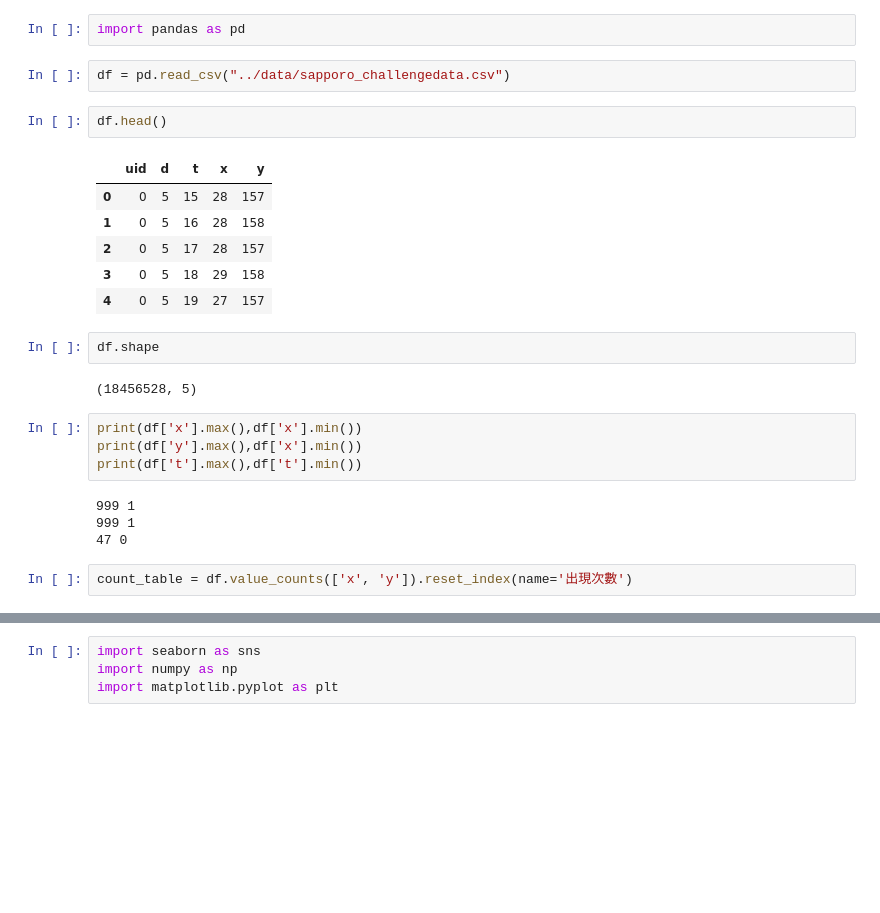
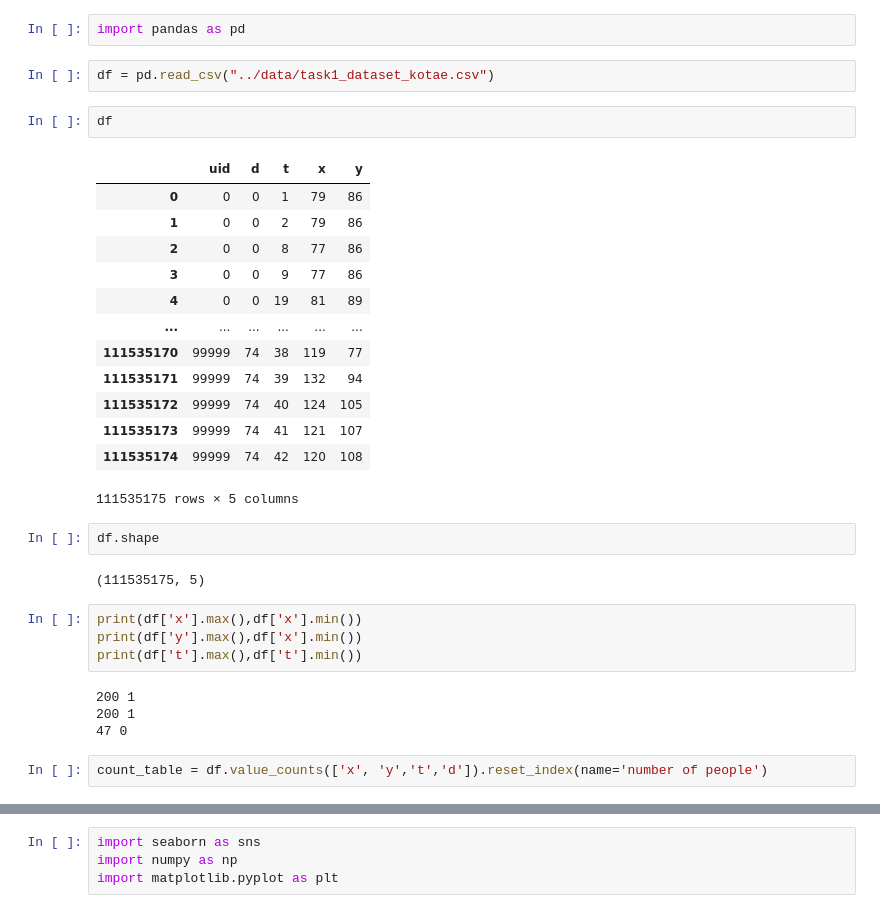
Before and after one commit to eggeggwe/AI_term_project, a Jupyter notebook: notebooks/main.ipynb, the cells around one changed output, grey strips where cells are left out. Cells and saved outputs as stored; diff of their text form; blank space fills up the shorter version.

```diff
--- a/notebooks/main.ipynb
+++ b/notebooks/main.ipynb
@@ -1,27 +1,34 @@
 # %%
 import pandas as pd
 # %%
-df = pd.read_csv("../data/sapporo_challengedata.csv")
+df = pd.read_csv("../data/task1_dataset_kotae.csv")
 # %%
-df.head()
+df
 # %% [output]
 |  | uid | d | t | x | y |
-| 0 | 0 | 5 | 15 | 28 | 157 |
-| 1 | 0 | 5 | 16 | 28 | 158 |
-| 2 | 0 | 5 | 17 | 28 | 157 |
-| 3 | 0 | 5 | 18 | 29 | 158 |
-| 4 | 0 | 5 | 19 | 27 | 157 |
+| 0 | 0 | 0 | 1 | 79 | 86 |
+| 1 | 0 | 0 | 2 | 79 | 86 |
+| 2 | 0 | 0 | 8 | 77 | 86 |
+| 3 | 0 | 0 | 9 | 77 | 86 |
+| 4 | 0 | 0 | 19 | 81 | 89 |
+| ... | ... | ... | ... | ... | ... |
+| 111535170 | 99999 | 74 | 38 | 119 | 77 |
+| 111535171 | 99999 | 74 | 39 | 132 | 94 |
+| 111535172 | 99999 | 74 | 40 | 124 | 105 |
+| 111535173 | 99999 | 74 | 41 | 121 | 107 |
+| 111535174 | 99999 | 74 | 42 | 120 | 108 |
+111535175 rows × 5 columns
 # %%
 df.shape
 # %% [output]
-(18456528, 5)
+(111535175, 5)
 # %%
 print(df['x'].max(),df['x'].min())
 print(df['y'].max(),df['x'].min())
 print(df['t'].max(),df['t'].min())
 # %% [output]
-999 1
-999 1
+200 1
+200 1
 47 0
 # %%
-count_table = df.value_counts(['x', 'y']).reset_index(name='出現次數')
+count_table = df.value_counts(['x', 'y','t','d']).reset_index(name='number of people')
```
Also changed, not shown: parts of 14 cells of this notebook, 5 other files.
